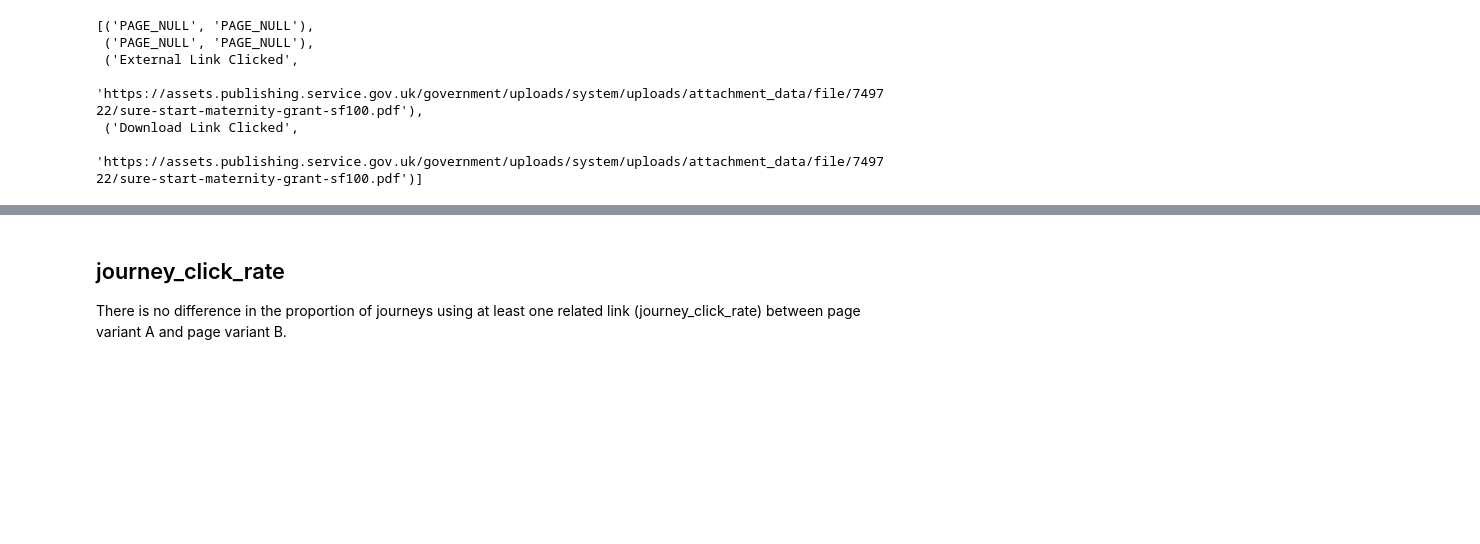
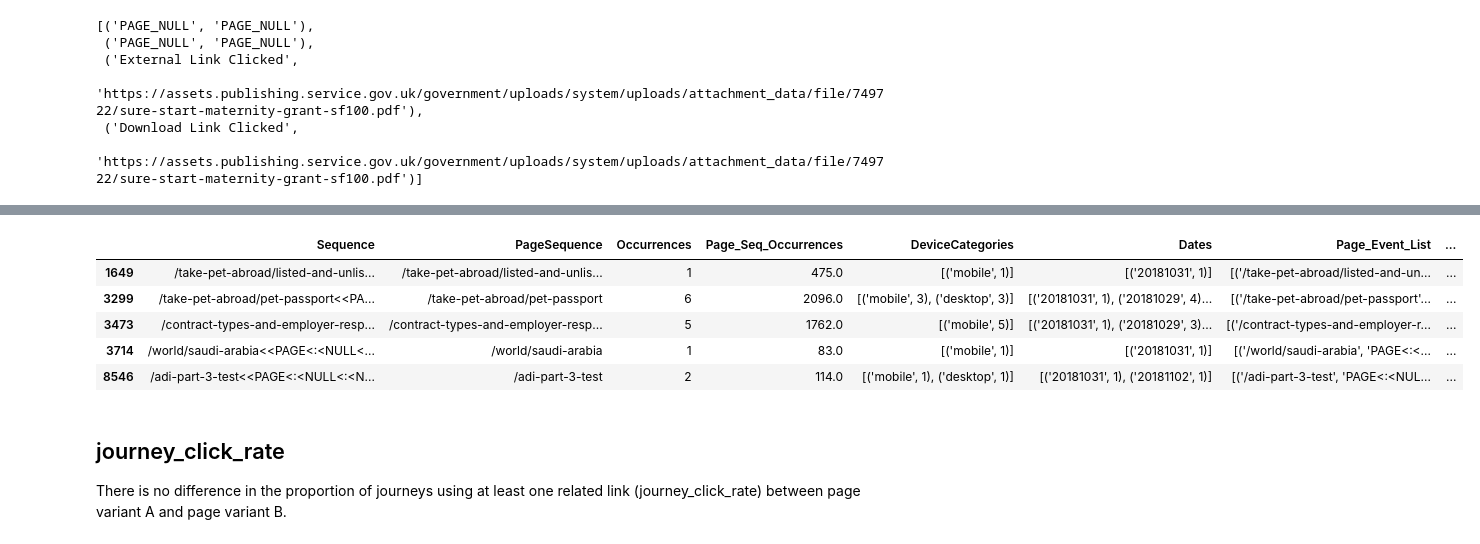
Before and after one commit to alphagov/govuk-network-data, a Jupyter notebook: notebooks/eda/generating_ab_test_data.ipynb, the cells around one changed output, grey strips where cells are left out. Cells and saved outputs as stored; diff of their text form; code cells hidden in the pictures; blank space fills up the shorter version.

Commit message:
exploring event categories
nav events notes

rearranging some cells and adding notes

rerunning some things

```diff
--- a/notebooks/eda/generating_ab_test_data.ipynb
+++ b/notebooks/eda/generating_ab_test_data.ipynb
@@ -95,3 +163,18 @@ Related link events eventCategory:
+# %%
+# use this fn to look at rows in the DF that contain a specific event category, or
+# anything else you want to find in 'Sequence', then you can look at the pages to
+# work out how the event can occur
+def look_at_event(event_cat):
+    return df[df['Sequence'].map(lambda x: event_cat in x)].head(5)
+# %%
+look_at_event('pageElementInteraction')
+# %% [output]
+|  | Sequence | PageSequence | Occurrences | Page_Seq_Occurrences | DeviceCategories | Dates | Page_Event_List | ... |
+| 1649 | /take-pet-abroad/listed-and-unlis... | /take-pet-abroad/listed-and-unlis... | 1 | 475.0 | [('mobile', 1)] | [('20181031', 1)] | [('/take-pet-abroad/listed-and-un... | ... |
+| 3299 | /take-pet-abroad/pet-passport<<PA... | /take-pet-abroad/pet-passport | 6 | 2096.0 | [('mobile', 3), ('desktop', 3)] | [('20181031', 1), ('20181029', 4)... | [('/take-pet-abroad/pet-passport'... | ... |
+| 3473 | /contract-types-and-employer-resp... | /contract-types-and-employer-resp... | 5 | 1762.0 | [('mobile', 5)] | [('20181031', 1), ('20181029', 3)... | [('/contract-types-and-employer-r... | ... |
+| 3714 | /world/saudi-arabia<<PAGE<:<NULL<... | /world/saudi-arabia | 1 | 83.0 | [('mobile', 1)] | [('20181031', 1)] | [('/world/saudi-arabia', 'PAGE<:<... | ... |
+| 8546 | /adi-part-3-test<<PAGE<:<NULL<:<N... | /adi-part-3-test | 2 | 114.0 | [('mobile', 1), ('desktop', 1)] | [('20181031', 1), ('20181102', 1)] | [('/adi-part-3-test', 'PAGE<:<NUL... | ... |
 # %% [markdown]
 ## journey_click_rate
 There is no difference in the proportion of journeys using at least one related link (journey_click_rate) between page variant A and page variant B.
```
Also changed, not shown: parts of 20 cells of this notebook.
